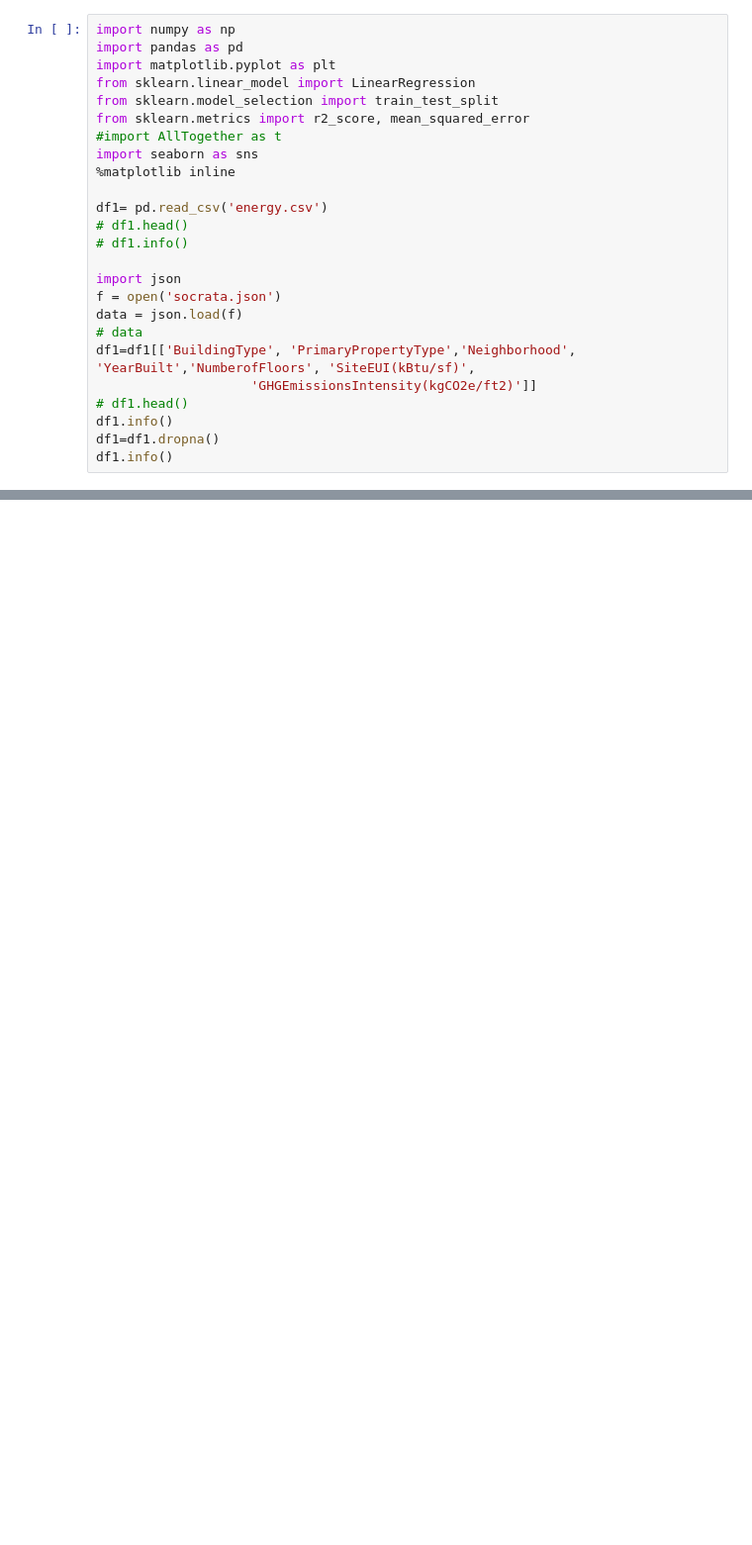
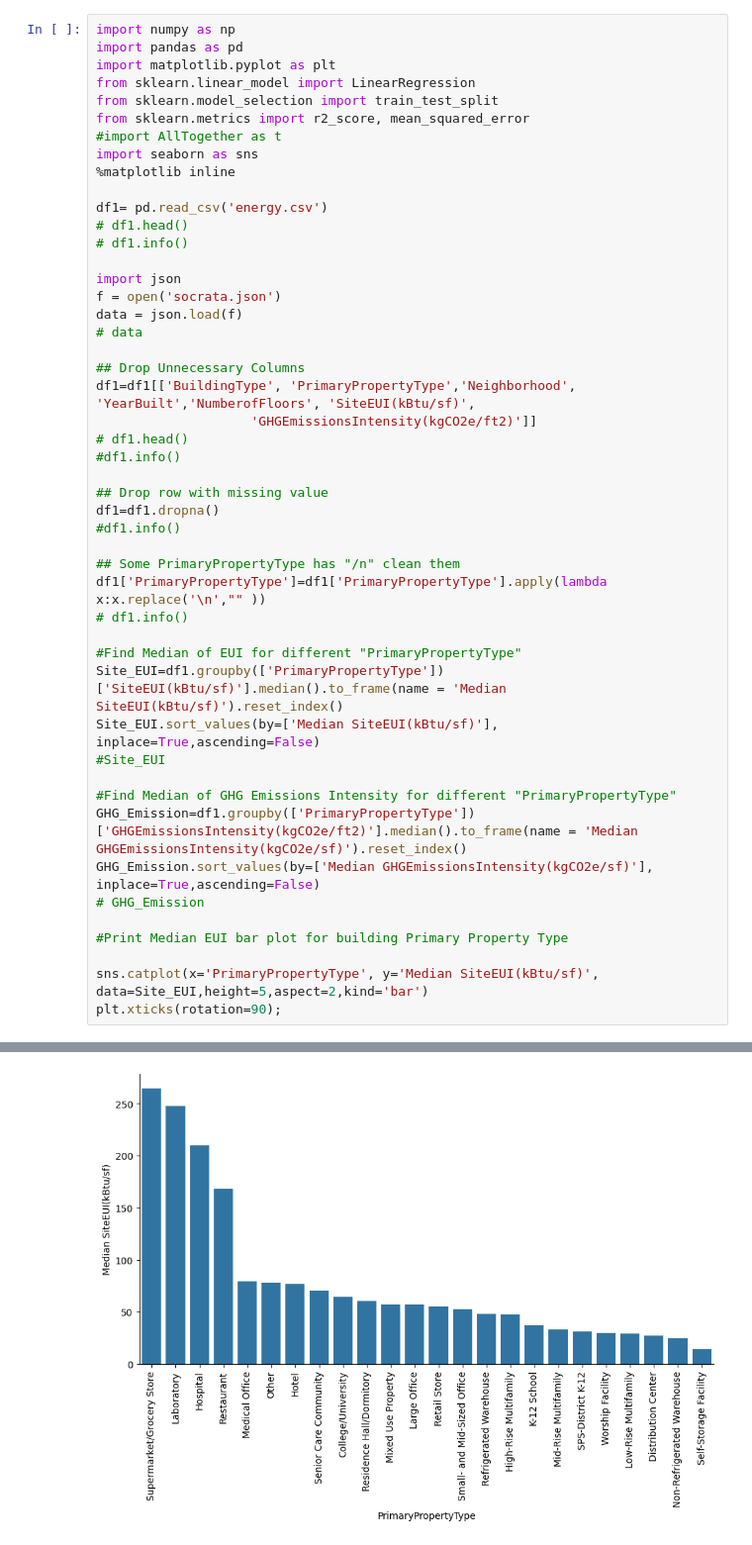
Before and after one commit to rezavar/DataScience, a Jupyter notebook: w1/energy.ipynb, the cells around one changed output, grey strips where cells are left out. Shown at 99% size. Cells and saved outputs as stored; diff of their text form; blank space fills up the shorter version.

```diff
--- a/w1/energy.ipynb
+++ b/w1/energy.ipynb
@@ -17,10 +17,33 @@ import json
 f = open('socrata.json')
 data = json.load(f)
 # data
+
+## Drop Unnecessary Columns
 df1=df1[['BuildingType', 'PrimaryPropertyType','Neighborhood', 'YearBuilt','NumberofFloors', 'SiteEUI(kBtu/sf)',
                     'GHGEmissionsIntensity(kgCO2e/ft2)']]
 # df1.head()
-df1.info()
+#df1.info()
+
+## Drop row with missing value
 df1=df1.dropna()
-df1.info()
+#df1.info()
+
+## Some PrimaryPropertyType has "/n" clean them
+df1['PrimaryPropertyType']=df1['PrimaryPropertyType'].apply(lambda x:x.replace('\n',"" ))
+# df1.info()
+
+#Find Median of EUI for different "PrimaryPropertyType"
+Site_EUI=df1.groupby(['PrimaryPropertyType'])['SiteEUI(kBtu/sf)'].median().to_frame(name = 'Median SiteEUI(kBtu/sf)').reset_index()
+Site_EUI.sort_values(by=['Median SiteEUI(kBtu/sf)'], inplace=True,ascending=False)
+#Site_EUI
+
+#Find Median of GHG Emissions Intensity for different "PrimaryPropertyType"
+GHG_Emission=df1.groupby(['PrimaryPropertyType'])['GHGEmissionsIntensity(kgCO2e/ft2)'].median().to_frame(name = 'Median GHGEmissionsIntensity(kgCO2e/sf)').reset_index()
+GHG_Emission.sort_values(by=['Median GHGEmissionsIntensity(kgCO2e/sf)'], inplace=True,ascending=False)
+# GHG_Emission
+
+#Print Median EUI bar plot for building Primary Property Type
+
+sns.catplot(x='PrimaryPropertyType', y='Median SiteEUI(kBtu/sf)', data=Site_EUI,height=5,aspect=2,kind='bar')
+plt.xticks(rotation=90);
 # %% [output]
@@ -43,0 +50 @@ memory usage: 207.6+ KB
+[figure, added]
```
Also changed, not shown: parts of 3 cells of this notebook.
